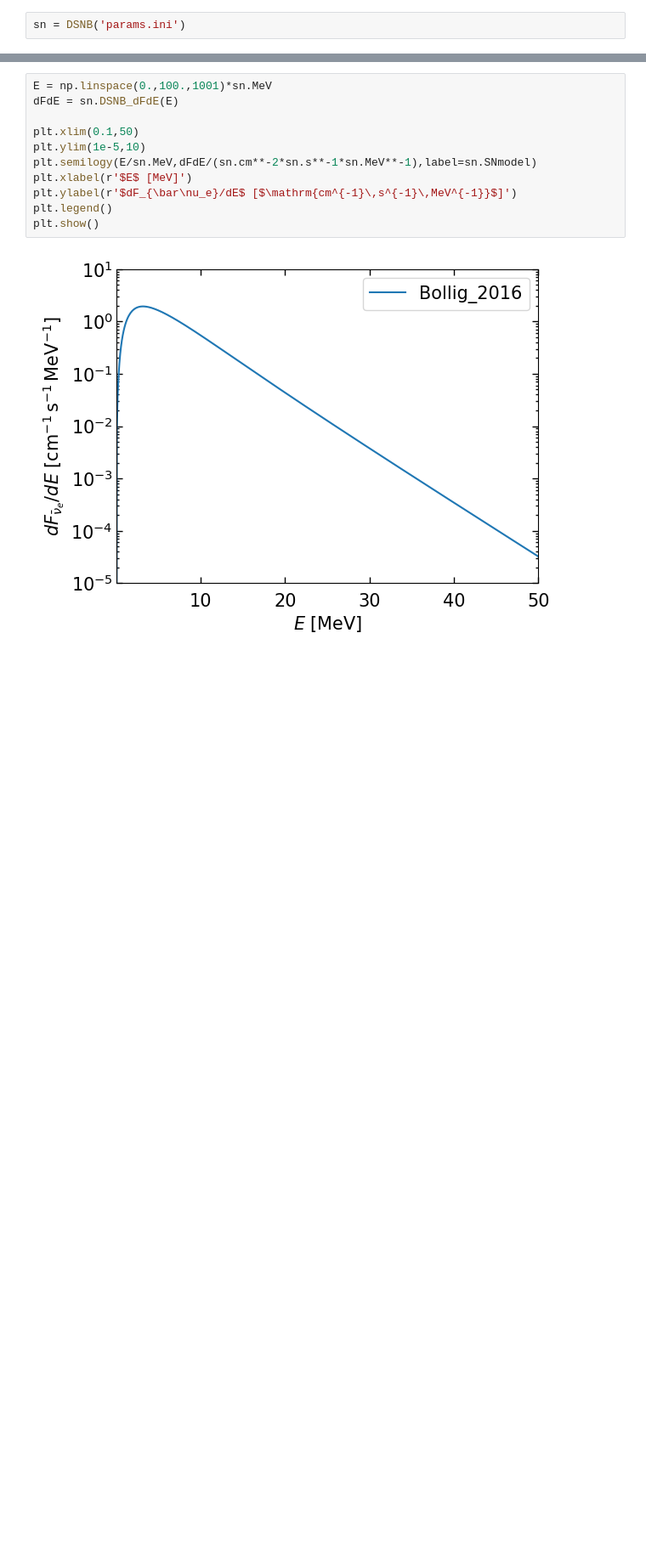
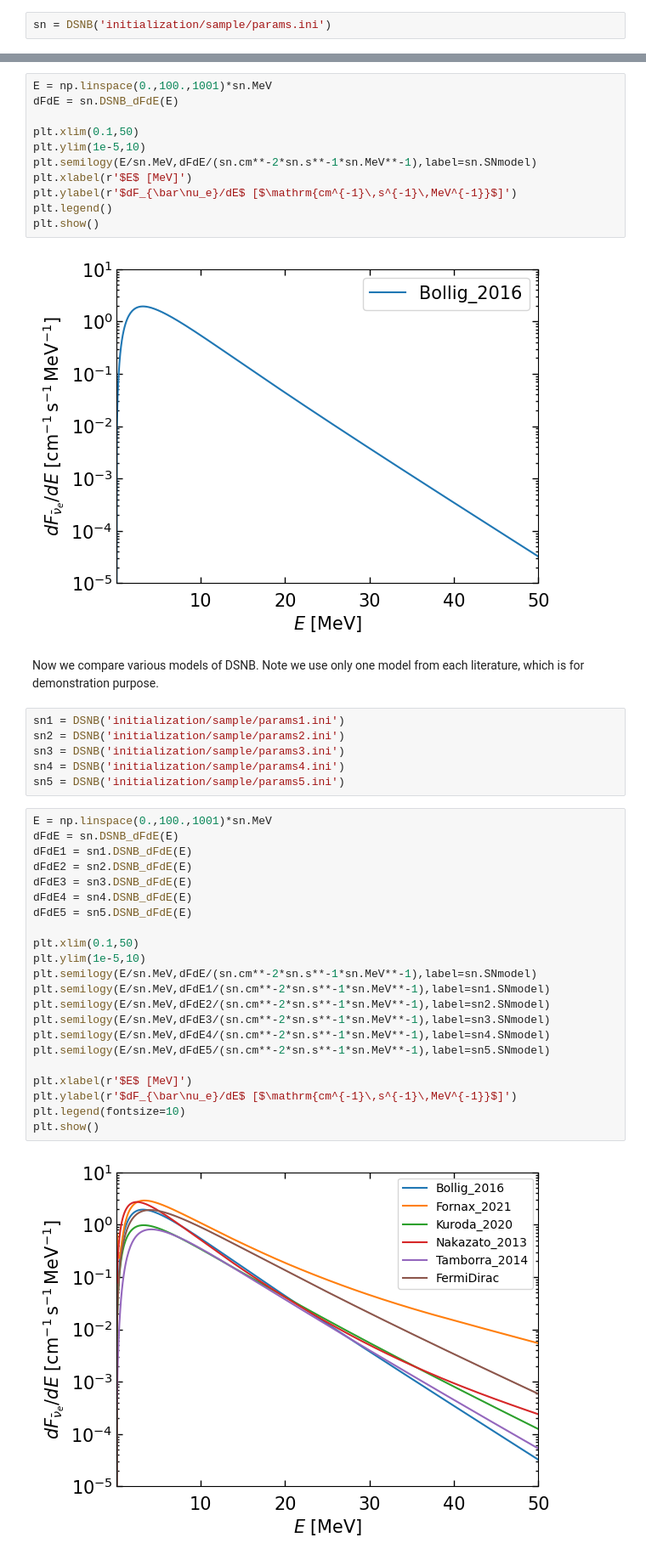
Before and after one commit to shinichiroando/PyDSNB, a Jupyter notebook: PyDSNB.ipynb, the cells around one changed output, grey strips where cells are left out. Shown at 85% size. Cells and saved outputs as stored; diff of their text form; blank space fills up the shorter version.

Commit message:
initial commit

```diff
--- a/PyDSNB.ipynb
+++ b/PyDSNB.ipynb
@@ -21,7 +21,7 @@ plt.rcParams['ytick.right']       = True
 # %% [markdown]
 Read the DSNB class with an initialization file (in this example 'params.ini').
 # %%
-sn = DSNB('params.ini')
+sn = DSNB('initialization/sample/params.ini')
 # %% [markdown]
 Star-formation rate density as a function of redshift.
 # %%
@@ -58,3 +58,35 @@ plt.legend()
 plt.show()
 # %% [output]
 [figure]
+# %% [markdown]
+Now we compare various models of DSNB. Note we use only one model from each literature, which is for demonstration purpose.
+# %%
+sn1 = DSNB('initialization/sample/params1.ini')
+sn2 = DSNB('initialization/sample/params2.ini')
+sn3 = DSNB('initialization/sample/params3.ini')
+sn4 = DSNB('initialization/sample/params4.ini')
+sn5 = DSNB('initialization/sample/params5.ini')
+# %%
+E = np.linspace(0.,100.,1001)*sn.MeV
+dFdE = sn.DSNB_dFdE(E)
+dFdE1 = sn1.DSNB_dFdE(E)
+dFdE2 = sn2.DSNB_dFdE(E)
+dFdE3 = sn3.DSNB_dFdE(E)
+dFdE4 = sn4.DSNB_dFdE(E)
+dFdE5 = sn5.DSNB_dFdE(E)
+
+plt.xlim(0.1,50)
+plt.ylim(1e-5,10)
+plt.semilogy(E/sn.MeV,dFdE/(sn.cm**-2*sn.s**-1*sn.MeV**-1),label=sn.SNmodel)
+plt.semilogy(E/sn.MeV,dFdE1/(sn.cm**-2*sn.s**-1*sn.MeV**-1),label=sn1.SNmodel)
+plt.semilogy(E/sn.MeV,dFdE2/(sn.cm**-2*sn.s**-1*sn.MeV**-1),label=sn2.SNmodel)
+plt.semilogy(E/sn.MeV,dFdE3/(sn.cm**-2*sn.s**-1*sn.MeV**-1),label=sn3.SNmodel)
+plt.semilogy(E/sn.MeV,dFdE4/(sn.cm**-2*sn.s**-1*sn.MeV**-1),label=sn4.SNmodel)
+plt.semilogy(E/sn.MeV,dFdE5/(sn.cm**-2*sn.s**-1*sn.MeV**-1),label=sn5.SNmodel)
+
+plt.xlabel(r'$E$ [MeV]')
+plt.ylabel(r'$dF_{\bar\nu_e}/dE$ [$\mathrm{cm^{-1}\,s^{-1}\,MeV^{-1}}$]')
+plt.legend(fontsize=10)
+plt.show()
+# %% [output]
+[figure, added]
```
Also changed, not shown: 6 other files.
